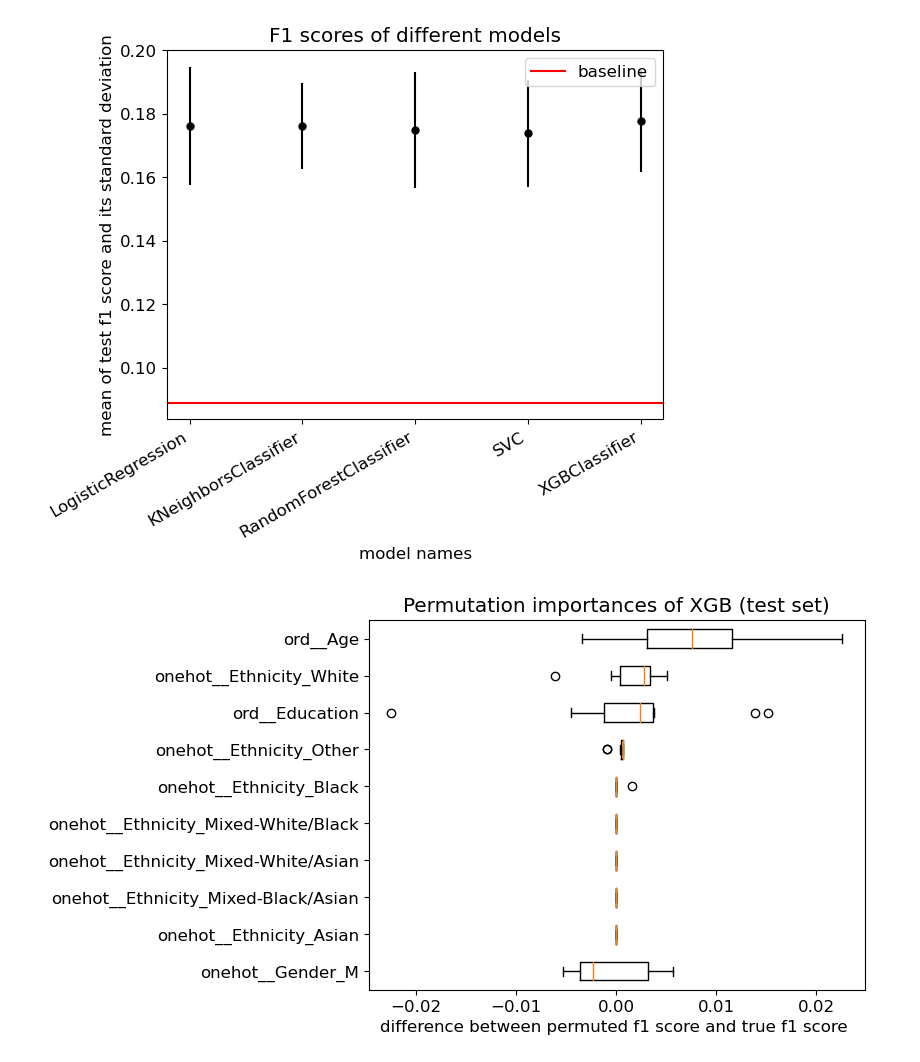
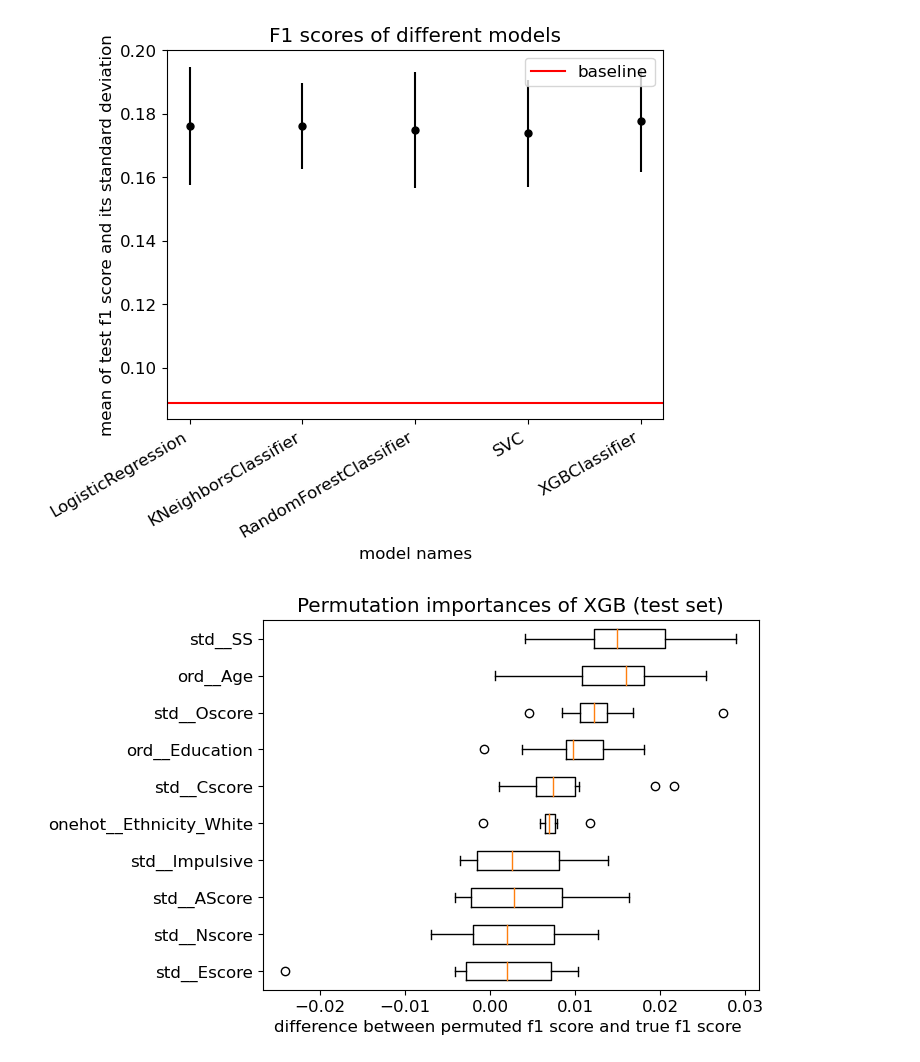
Before and after one commit to CynthiaCZ/DATA1030_project, a Jupyter notebook: src/models.ipynb, the cells around one changed output. Saved outputs shown, nothing was run; the diff lists cells and outputs as text; code cells hidden in the pictures.

Commit message:
updated figures

```diff
--- a/src/models.ipynb
+++ b/src/models.ipynb
@@ -417,22 +416,22 @@ plt.show()
 # %%
 # global feature importance of XGB calculated with permutation importance
 from sklearn.inspection import permutation_importance
 
-file = open('../results/XGBClassifier_0.save', 'rb')
+file = open('../results/XGBClassifier_1.save', 'rb')
 model,X_test,y_test,y_test_pred = pickle.load(file)
 file.close()
 
 result = permutation_importance(estimator=model, X=X_test, y=y_test, scoring = 'f1_macro', n_repeats=10, random_state=6)
 
 sorted_idx = result.importances_mean.argsort()[-10:]
 
 plt.boxplot(result.importances[sorted_idx].T,labels=feature_names[sorted_idx],vert=False)
 plt.title('Permutation importances of XGB (test set)')
 plt.xlabel('difference between permuted f1 score and true f1 score ')
 plt.savefig('../figures/XGB_permutation.png', bbox_inches = "tight")
 plt.show()
 # %% [output]
-[figure, old version]
+[figure, new version]
 # %%
 from sklearn.metrics import confusion_matrix
 from sklearn.metrics import ConfusionMatrixDisplay
```
Also changed, not shown: parts of 8 cells of this notebook, 58 other files.
